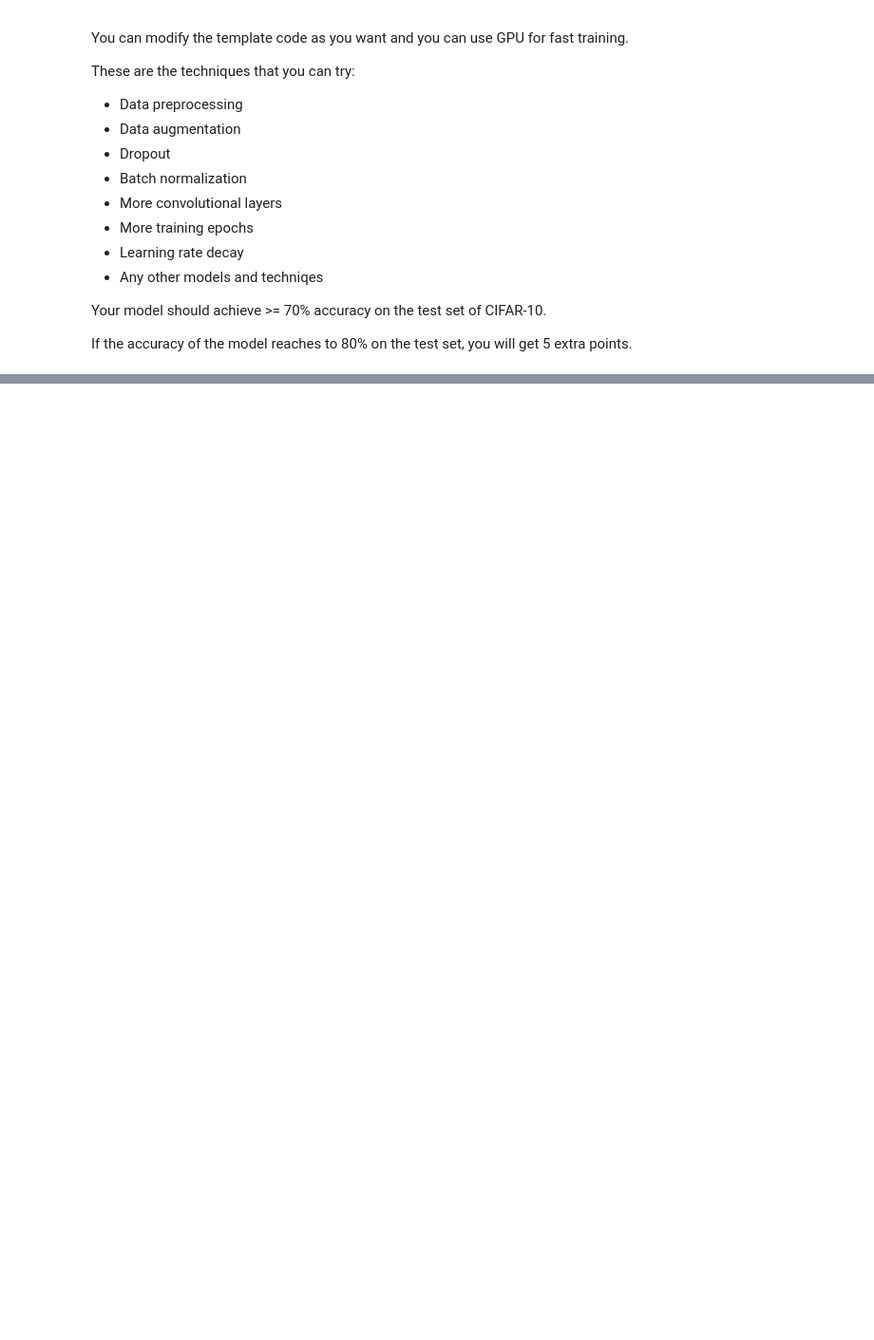
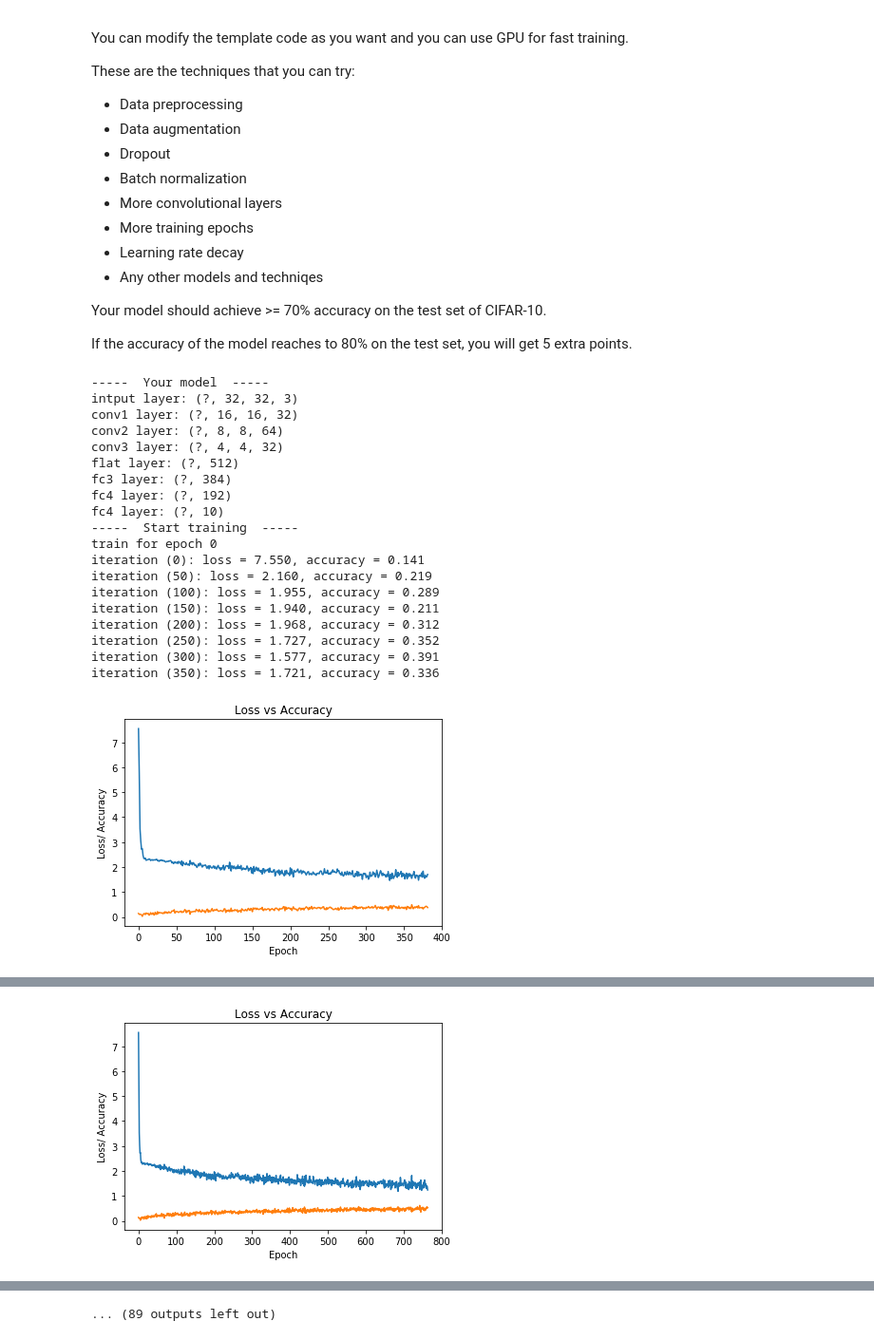
Before and after one commit to vatsalgit/Deep-Learning-, a Jupyter notebook: assignment1/Problem_2.ipynb, the cells around one changed output, grey strips where cells are left out. Shown at 95% size. Drawn from its saved outputs; the diff is of its cells as text; code cells hidden in the pictures; blank space fills up the shorter version.

Commit message:
CIFAR 10 Custom Model end to end

```diff
--- a/assignment1/Problem_2.ipynb
+++ b/assignment1/Problem_2.ipynb
@@ -169,7 +198,11 @@ def max_pool(input, kernel_size, stride):
 #############################################################################
 # TODO: You can add any layers (fully-connected, normalization)             #
 #############################################################################
+def fully_connected(inputs, units, activation=None, kernel_regularizer=None, bias_regularizer=None):
+     return tf.layers.dense(inputs=inputs, units=units, activation=activation)
 
+def lrelu(x, alpha):
+      return tf.nn.relu(x) - alpha * tf.nn.relu(-x)
 #############################################################################
 #                             END OF YOUR CODE                              #
 #############################################################################
@@ -394,27 +516,3 @@ These are the techniques that you can try:
 Your model should achieve >= 70% accuracy on the test set of CIFAR-10.
 
 If the accuracy of the model reaches to 80% on the test set, you will get 5 extra points.
-# %%
-class YourModel(BaseModel):
-    def __init__(self):
-        super(YourModel, self).__init__()
-        self.num_epoch = 10
-
-    def _model(self):
-        print('-' * 5 + '  Your model  ' + '-' * 5)
-
-        #############################################################################
-        # TODO: Implement you own model here                                        #
-        #############################################################################
-
-        #############################################################################
-        #                             END OF YOUR CODE                              #
-        #############################################################################
-
-    #############################################################################
-    # TODO: You can redefine BaseModel's methods                                #
-    #############################################################################
-
-    #############################################################################
-    #                             END OF YOUR CODE                              #
-    #############################################################################
@@ -421,27 +751,49 @@ class YourModel(BaseModel):
 # %%
 # Clear old computation graphs
 tf.reset_default_graph()
 
 sess = tf.Session()
 
 #############################################################################
 # TODO: Preprocessing                                                       #
 #############################################################################
-X_train_ = X_train
-X_val_ = X_val
-X_test_ = X_test
+mean_image = np.mean(X_train, axis=0)
+X_train_ = X_train - mean_image
+X_val_ = X_val - mean_image
+X_test_ = X_test - mean_image
 #############################################################################
 #                             END OF YOUR CODE                              #
 #############################################################################
 
 model = YourModel()
 model.train(sess, X_train_, Y_train, X_val_, Y_val)
 accuracy = model.evaluate(sess, X_test_, Y_test)
 print('***** test accuracy: %.3f' % accuracy)
 
 # Save your model
 saver = tf.train.Saver()
 model_path = saver.save(sess, "lib/tf_models/problem2/csci-599_mine.ckpt")
 print("Model saved in %s" % model_path)
 
 sess.close()
+# %% [output]
+-----  Your model  -----
+intput layer: (?, 32, 32, 3)
+conv1 layer: (?, 16, 16, 32)
+conv2 layer: (?, 8, 8, 64)
+conv3 layer: (?, 4, 4, 32)
+flat layer: (?, 512)
+fc3 layer: (?, 384)
+fc4 layer: (?, 192)
+fc4 layer: (?, 10)
+-----  Start training  -----
+train for epoch 0
+iteration (0): loss = 7.550, accuracy = 0.141
+iteration (50): loss = 2.160, accuracy = 0.219
+iteration (100): loss = 1.955, accuracy = 0.289
+iteration (150): loss = 1.940, accuracy = 0.211
+iteration (200): loss = 1.968, accuracy = 0.312
+iteration (250): loss = 1.727, accuracy = 0.352
+iteration (300): loss = 1.577, accuracy = 0.391
+iteration (350): loss = 1.721, accuracy = 0.336
+[figure, added]
@@ -447,0 +811 @@ sess.close()
+[figure, added]
@@ -448,3 +858,4 @@ sess.close()
+... (89 outputs left out)
 # %%
 tf.reset_default_graph()
 
```
Also changed, not shown: parts of 9 cells of this notebook, 1 other file.
